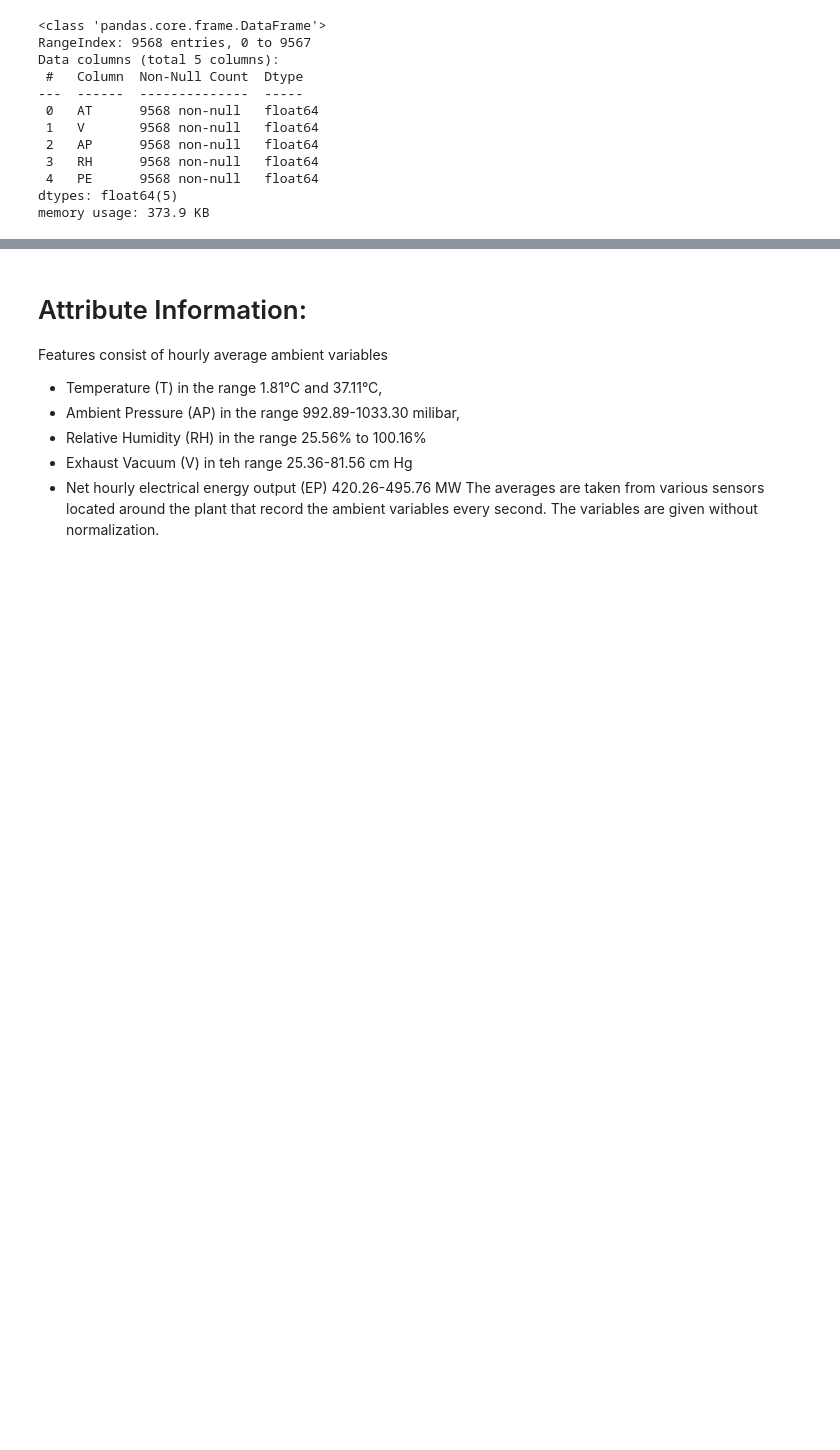
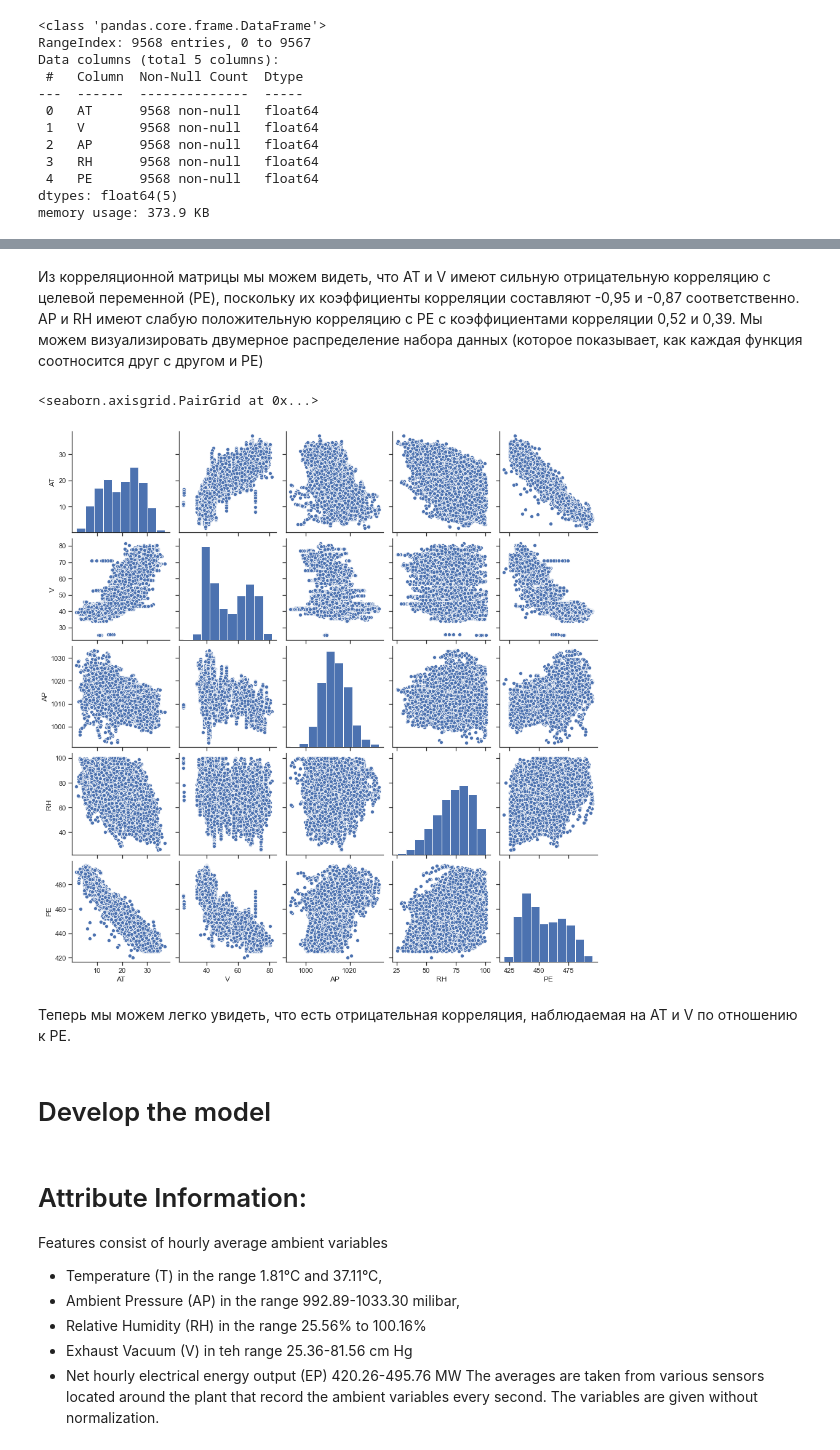
Before and after one commit to jswark/newbie, a Jupyter notebook: minor/3d year/final lab.ipynb, the cells around one changed output, grey strips where cells are left out. Cells and saved outputs as stored; diff of their text form; code cells hidden in the pictures; blank space fills up the shorter version.

```diff
--- a/minor/3d year/final lab.ipynb
+++ b/minor/3d year/final lab.ipynb
@@ -48,0 +72,12 @@ plt.title('Correlation Matrix', fontsize=16);
+# %% [markdown]
+Из корреляционной матрицы мы можем видеть, что AT и V имеют сильную отрицательную корреляцию с целевой переменной (PE), поскольку их коэффициенты корреляции составляют -0,95 и -0,87 соответственно. AP и RH имеют слабую положительную корреляцию с PE с коэффициентами корреляции 0,52 и 0,39. Мы можем визуализировать двумерное распределение набора данных (которое показывает, как каждая функция соотносится друг с другом и PE)
+# %%
+sns.set(style="ticks")
+sns.pairplot(raw, diag_kind = "hist")
+# %% [output]
+<seaborn.axisgrid.PairGrid at 0x...>
+[figure, added]
+# %% [markdown]
+Теперь мы можем легко увидеть, что есть отрицательная корреляция, наблюдаемая на AT и V по отношению к PE.
+# %% [markdown]
+# Develop the model
```
Also changed, not shown: parts of 40 cells of this notebook.
